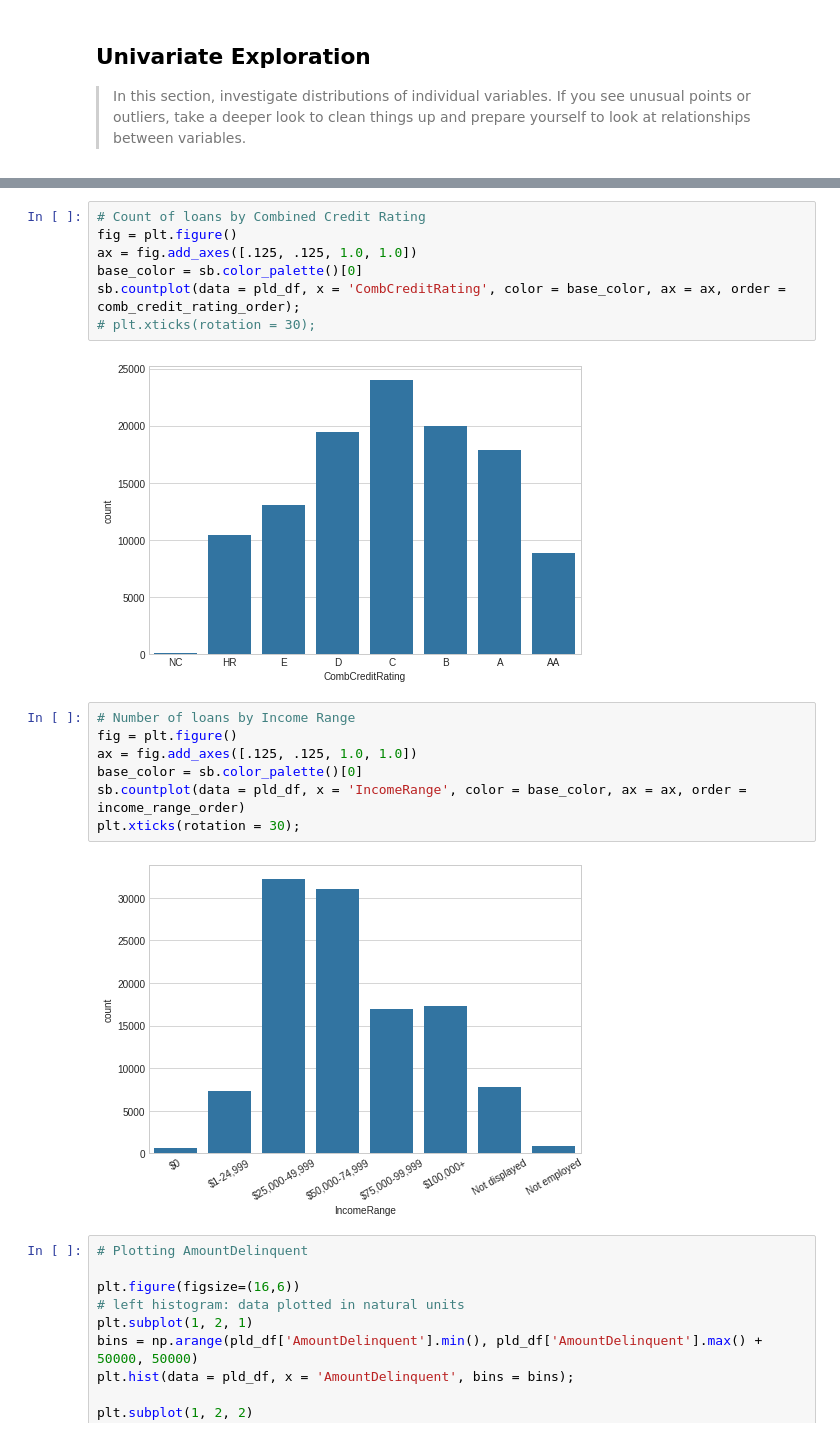
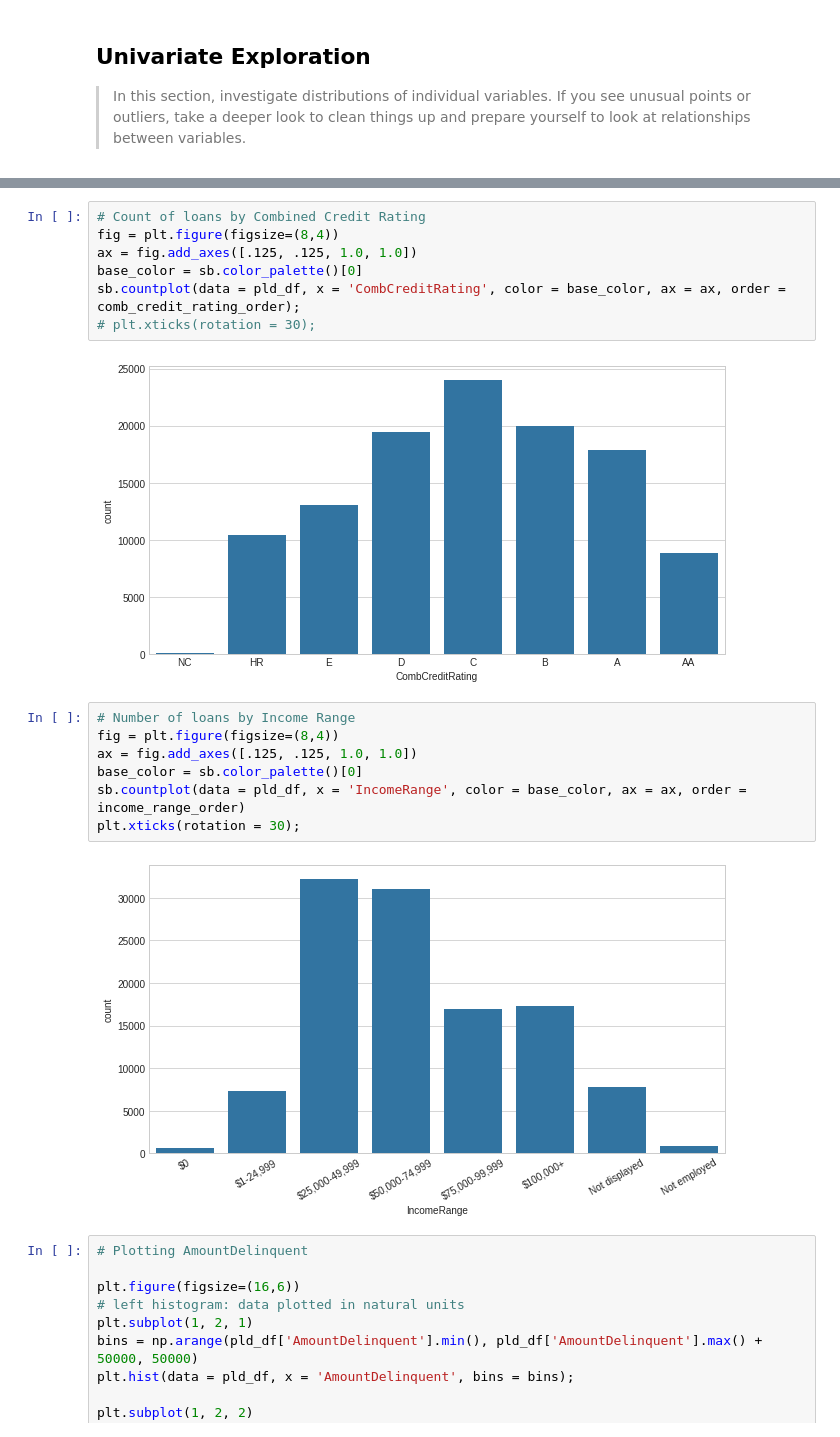
Before and after one commit to bthodla/danano, a Jupyter notebook: exploration_template.ipynb, the cells around one changed output, grey strips where cells are left out. Drawn from its saved outputs; the diff is of its cells as text.

```diff
--- a/exploration_template.ipynb
+++ b/exploration_template.ipynb
@@ -386,22 +391,22 @@ sb.countplot(data = pld_df, y = 'BorrowerState', color = base_color, ax = ax, or
 [figure]
 # %%
 # Count of loans by Combined Credit Rating
-fig = plt.figure()
+fig = plt.figure(figsize=(8,4))
 ax = fig.add_axes([.125, .125, 1.0, 1.0])
 base_color = sb.color_palette()[0]
 sb.countplot(data = pld_df, x = 'CombCreditRating', color = base_color, ax = ax, order = comb_credit_rating_order);
 # plt.xticks(rotation = 30);
 # %% [output]
-[figure, old version]
+[figure, new version]
 # %%
 # Number of loans by Income Range
-fig = plt.figure()
+fig = plt.figure(figsize=(8,4))
 ax = fig.add_axes([.125, .125, 1.0, 1.0])
 base_color = sb.color_palette()[0]
 sb.countplot(data = pld_df, x = 'IncomeRange', color = base_color, ax = ax, order = income_range_order)
 plt.xticks(rotation = 30);
 # %% [output]
-[figure, old version]
+[figure, new version]
 # %%
 # Plotting AmountDelinquent
 
```
Also changed, not shown: parts of 10 cells of this notebook.
